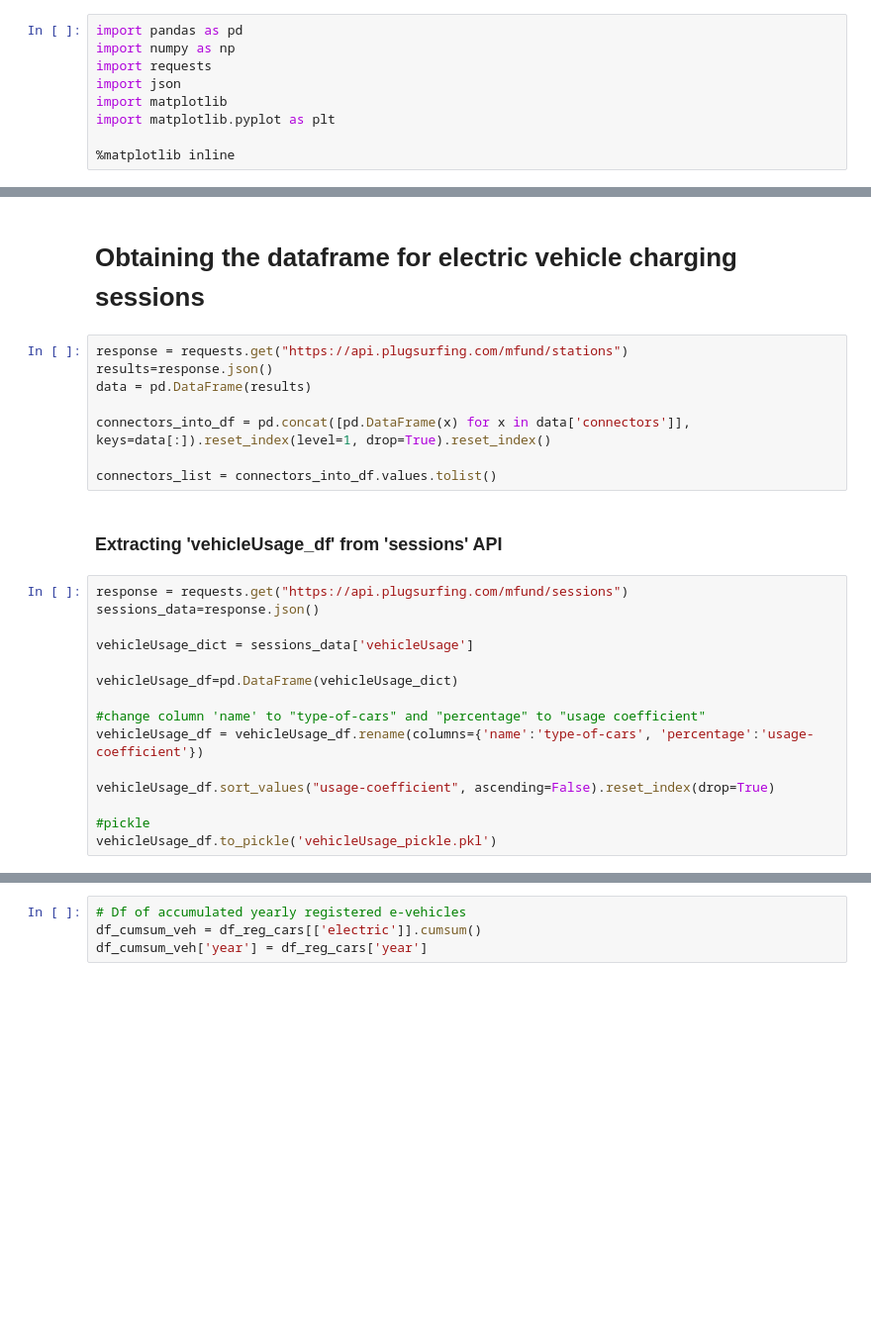
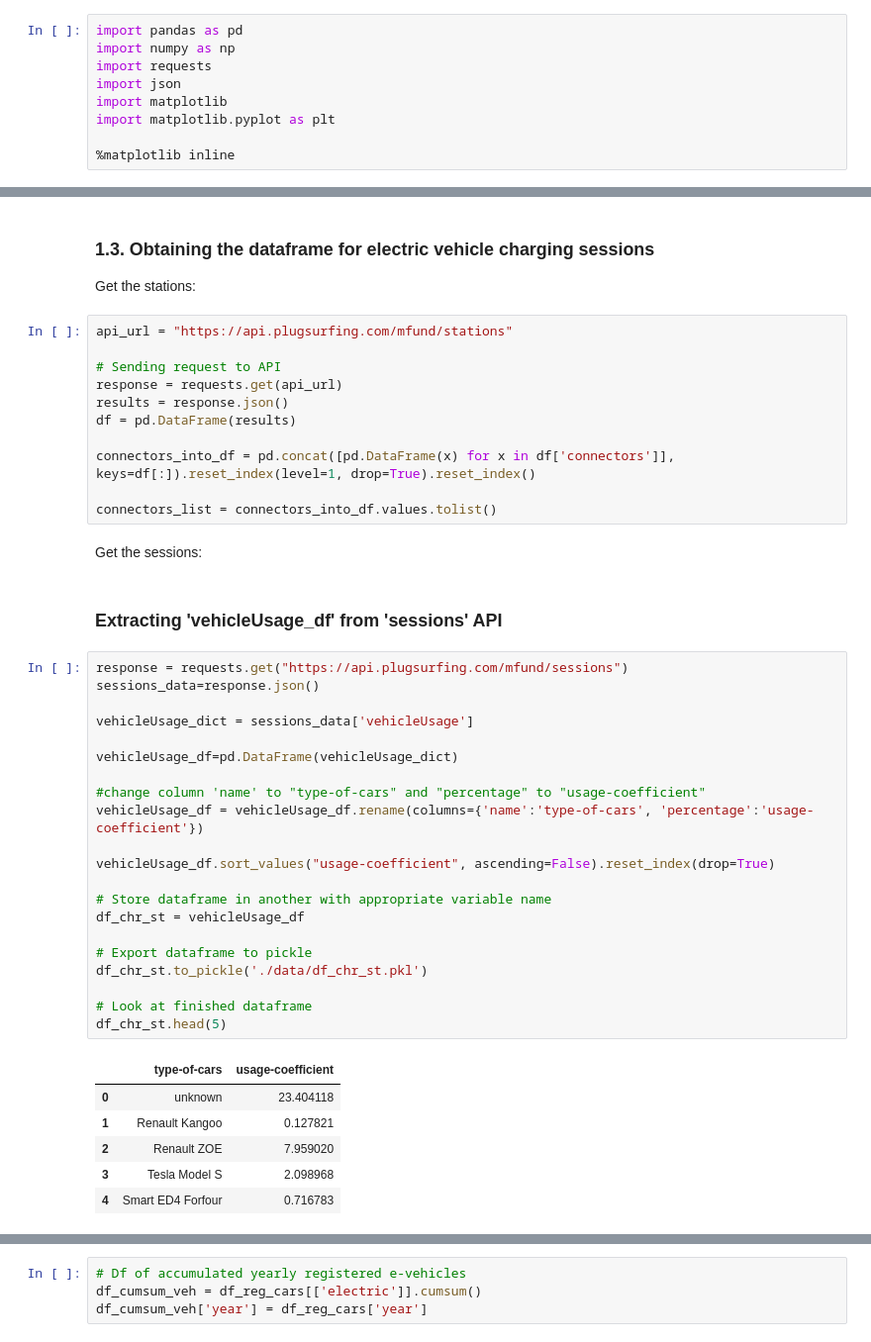
Before and after one commit to n1oftheabove/BowieMobility, a Jupyter notebook: main_bowiemobility.ipynb, the cells around one changed output, grey strips where cells are left out. Shown: that part at 99% size. Drawn from its saved outputs; the diff is of its cells as text; blank space fills up the shorter version.

```diff
--- a/main_bowiemobility.ipynb
+++ b/main_bowiemobility.ipynb
@@ -136,27 +161,47 @@ df_reg_cars
 # %% [markdown]
-# Obtaining the dataframe for electric vehicle charging sessions
+### 1.3. Obtaining the dataframe for electric vehicle charging sessions
+
+Get the stations:
 # %%
-response = requests.get("https://api.plugsurfing.com/mfund/stations")
-results=response.json()
-data = pd.DataFrame(results)
+api_url = "https://api.plugsurfing.com/mfund/stations"
 
-connectors_into_df = pd.concat([pd.DataFrame(x) for x in data['connectors']], keys=data[:]).reset_index(level=1, drop=True).reset_index()
+# Sending request to API
+response = requests.get(api_url)
+results = response.json()
+df = pd.DataFrame(results)
+
+connectors_into_df = pd.concat([pd.DataFrame(x) for x in df['connectors']], keys=df[:]).reset_index(level=1, drop=True).reset_index()
 
 connectors_list = connectors_into_df.values.tolist()
+# %% [markdown]
+Get the sessions:
 # %% [markdown]
 ### Extracting 'vehicleUsage_df' from 'sessions' API
 # %%
 response = requests.get("https://api.plugsurfing.com/mfund/sessions")
 sessions_data=response.json()
 
 vehicleUsage_dict = sessions_data['vehicleUsage']
 
 vehicleUsage_df=pd.DataFrame(vehicleUsage_dict)
 
-#change column 'name' to "type-of-cars" and "percentage" to "usage coefficient"
+#change column 'name' to "type-of-cars" and "percentage" to "usage-coefficient"
 vehicleUsage_df = vehicleUsage_df.rename(columns={'name':'type-of-cars', 'percentage':'usage-coefficient'})
 
 vehicleUsage_df.sort_values("usage-coefficient", ascending=False).reset_index(drop=True)
 
-#pickle
-vehicleUsage_df.to_pickle('vehicleUsage_pickle.pkl')
+# Store dataframe in another with appropriate variable name
+df_chr_st = vehicleUsage_df
+
+# Export dataframe to pickle
+df_chr_st.to_pickle('./data/df_chr_st.pkl')
+
+# Look at finished dataframe
+df_chr_st.head(5)
+# %% [output]
+|  | type-of-cars | usage-coefficient |
+| 0 | unknown | 23.404118 |
+| 1 | Renault Kangoo | 0.127821 |
+| 2 | Renault ZOE | 7.959020 |
+| 3 | Tesla Model S | 2.098968 |
+| 4 | Smart ED4 Forfour | 0.716783 |
```
Also changed, not shown: parts of 32 cells of this notebook.
